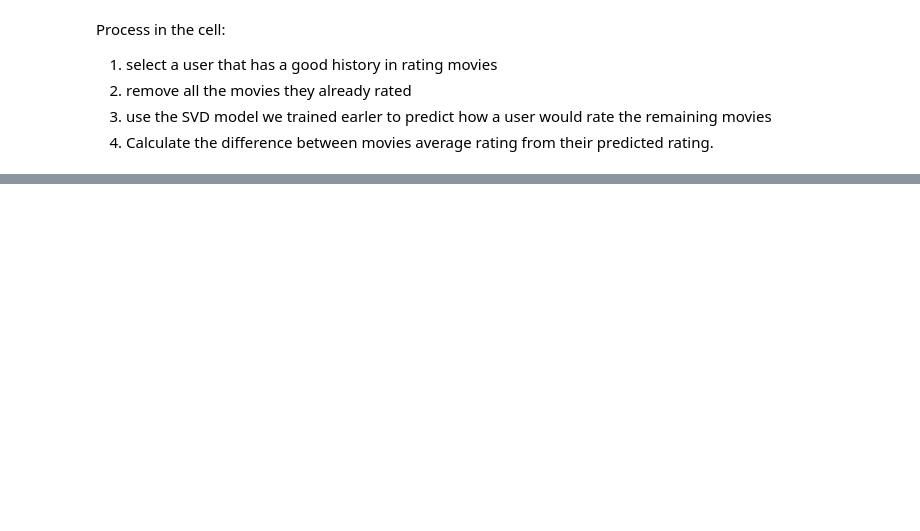
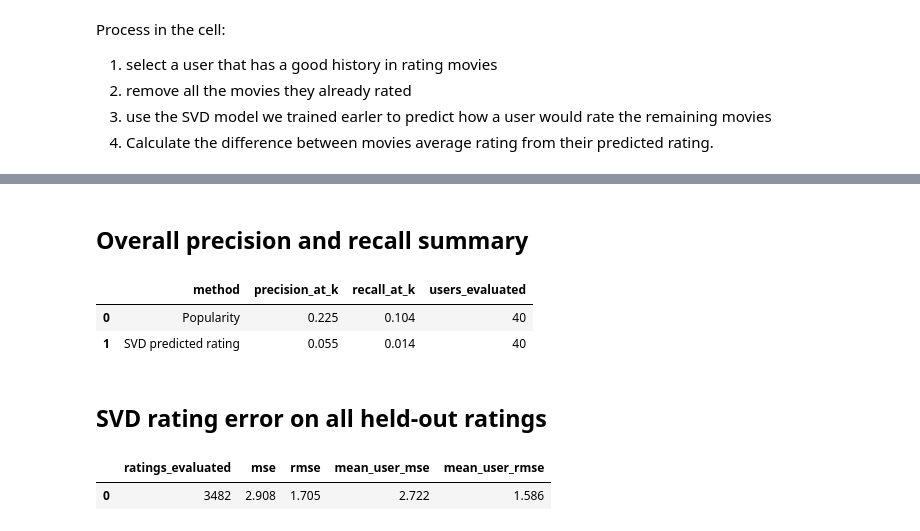
Before and after one commit to AbhilashaTandon/letterboxd_analyzer, a Jupyter notebook: analysis/recommendation_ranking.ipynb, the cells around one changed output, grey strips where cells are left out. Drawn from its saved outputs; the diff is of its cells as text; code cells hidden in the pictures; blank space fills up the shorter version.

Commit message:
additions with the train test split. analysis includes precision, recall, mse, and rmse

```diff
--- a/analysis/recommendation_ranking.ipynb
+++ b/analysis/recommendation_ranking.ipynb
@@ -102,0 +467,41 @@ Process in the cell:
+# %%
+from IPython.display import display, HTML
+
+summary, per_user_metrics, top_lists, heldout_movies = evaluate_fixed_holdouts(
+    data=data,
+    holdout_movies_by_user=holdout_movies_by_user,
+    like_threshold=8,
+    k=10,
+    seed=SEED,
+)
+
+# Overall comparison of SVD and Popularity.
+display(HTML("<h2>Overall precision and recall summary</h2>"))
+display(summary.reset_index())
+
+# Rating error uses every held-out rating, not only relevant movies or top-k items.
+rating_errors = (
+    heldout_movies["predicted_rating"]
+    - heldout_movies["heldout_rating"]
+)
+squared_errors = rating_errors ** 2
+user_mse = squared_errors.groupby(heldout_movies["user_id"]).mean()
+
+svd_error_summary = pd.DataFrame([{
+    "ratings_evaluated": len(rating_errors),
+    "mse": squared_errors.mean(),
+    "rmse": np.sqrt(squared_errors.mean()),
+    "mean_user_mse": user_mse.mean(),
+    "mean_user_rmse": np.sqrt(user_mse).mean(),
+}])
+
+display(HTML("<h2>SVD rating error on all held-out ratings</h2>"))
+display(svd_error_summary.round(3))
+# %% [output]
+Overall precision and recall summary
+|  | method | precision_at_k | recall_at_k | users_evaluated |
+| 0 | Popularity | 0.225 | 0.104 | 40 |
+| 1 | SVD predicted rating | 0.055 | 0.014 | 40 |
+SVD rating error on all held-out ratings
+|  | ratings_evaluated | mse | rmse | mean_user_mse | mean_user_rmse |
+| 0 | 3482 | 2.908 | 1.705 | 2.722 | 1.586 |
```
Also changed, not shown: parts of 6 cells of this notebook.
